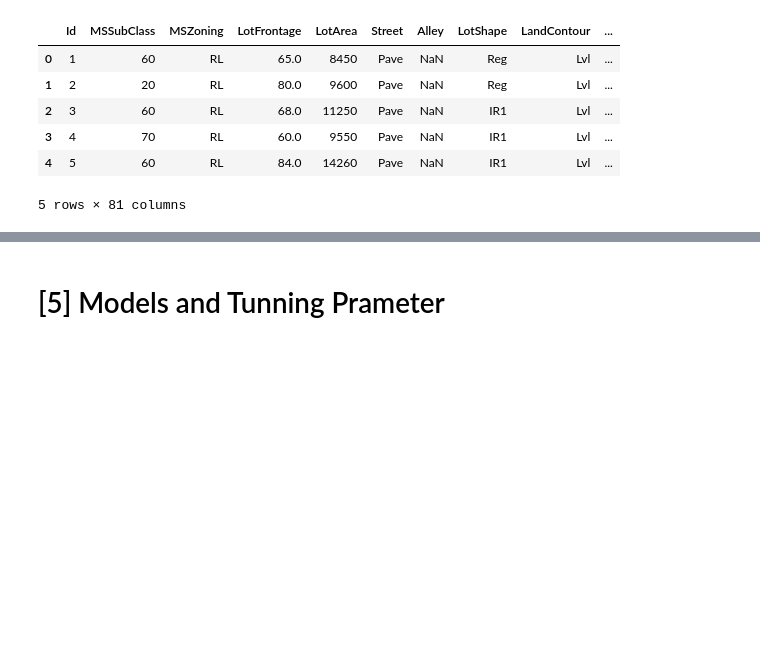
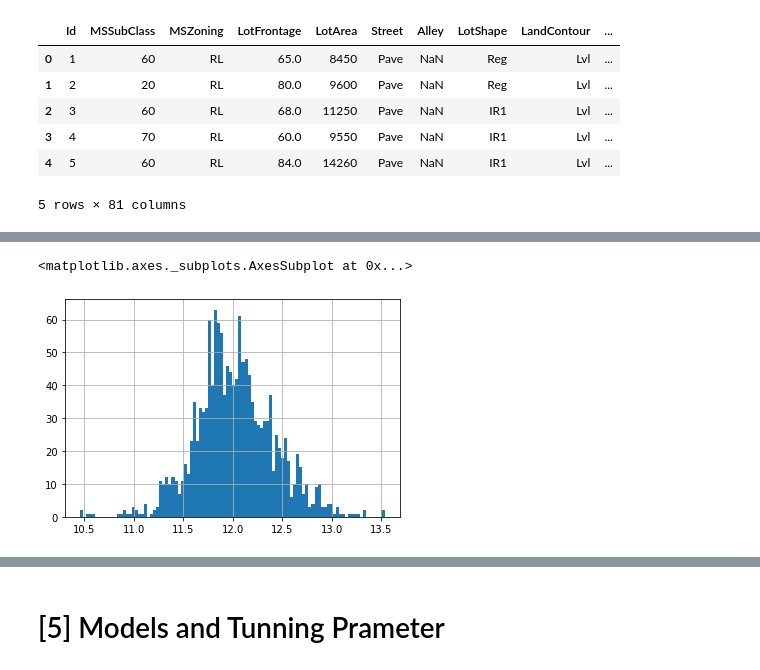
Before and after one commit to mawada-sweis/house-pricing-EDA, a Jupyter notebook: model.ipynb, the cells around one changed output, grey strips where cells are left out. Cells and saved outputs as stored; diff of their text form; code cells hidden in the pictures; blank space fills up the shorter version.

```diff
--- a/model.ipynb
+++ b/model.ipynb
@@ -118,0 +169,12 @@ missing_stats
+# %%
+""" Display target variable as histogram to
+view skwed if I apply the Log transformation.
+
+[x-axis]:[sale price feature]
+[y-axis]:[frequency of each sale price value]
+"""
+df_log = np.log(data['SalePrice'])
+df_log.hist(bins=100)
+# %% [output]
+<matplotlib.axes._subplots.AxesSubplot at 0x...>
+[figure, added]
```
Also changed, not shown: parts of 29 cells of this notebook.
